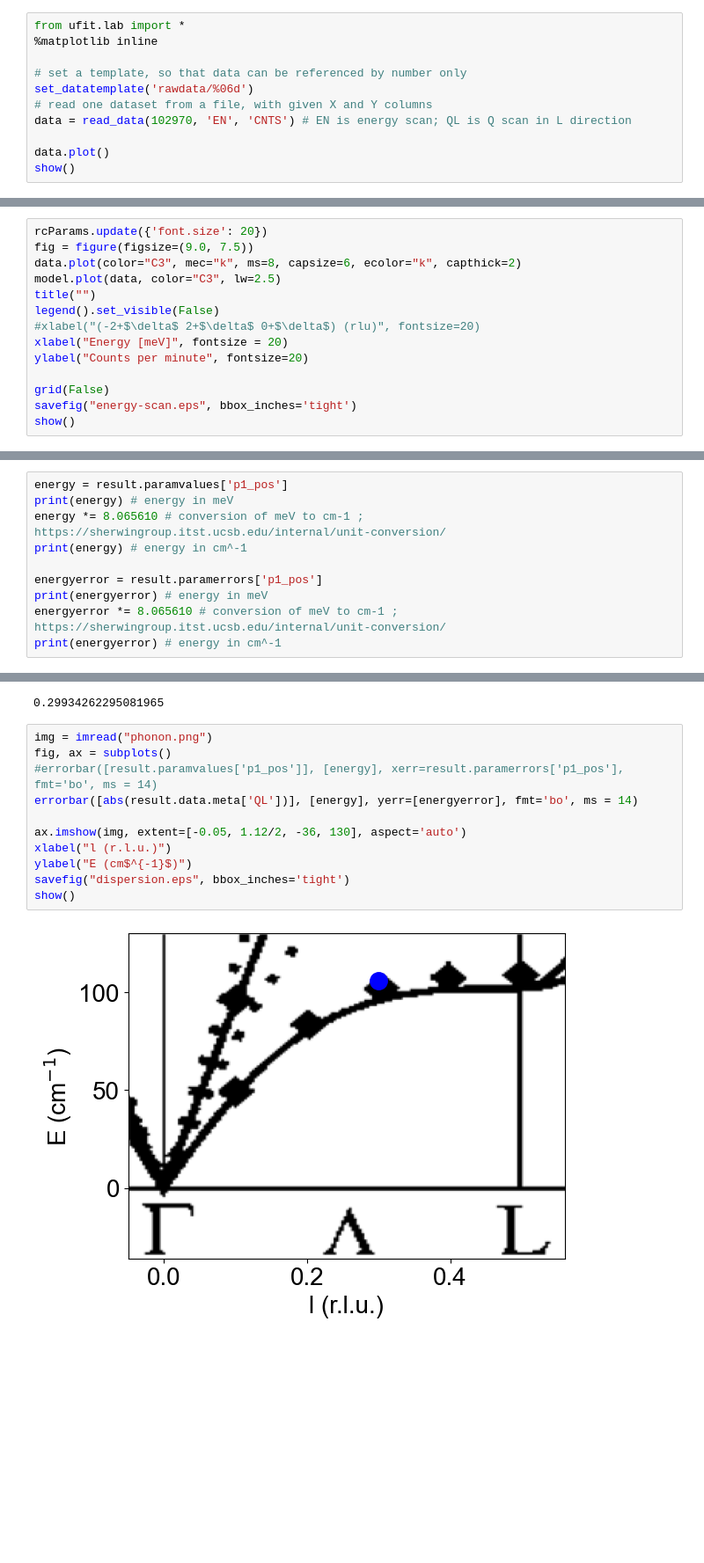
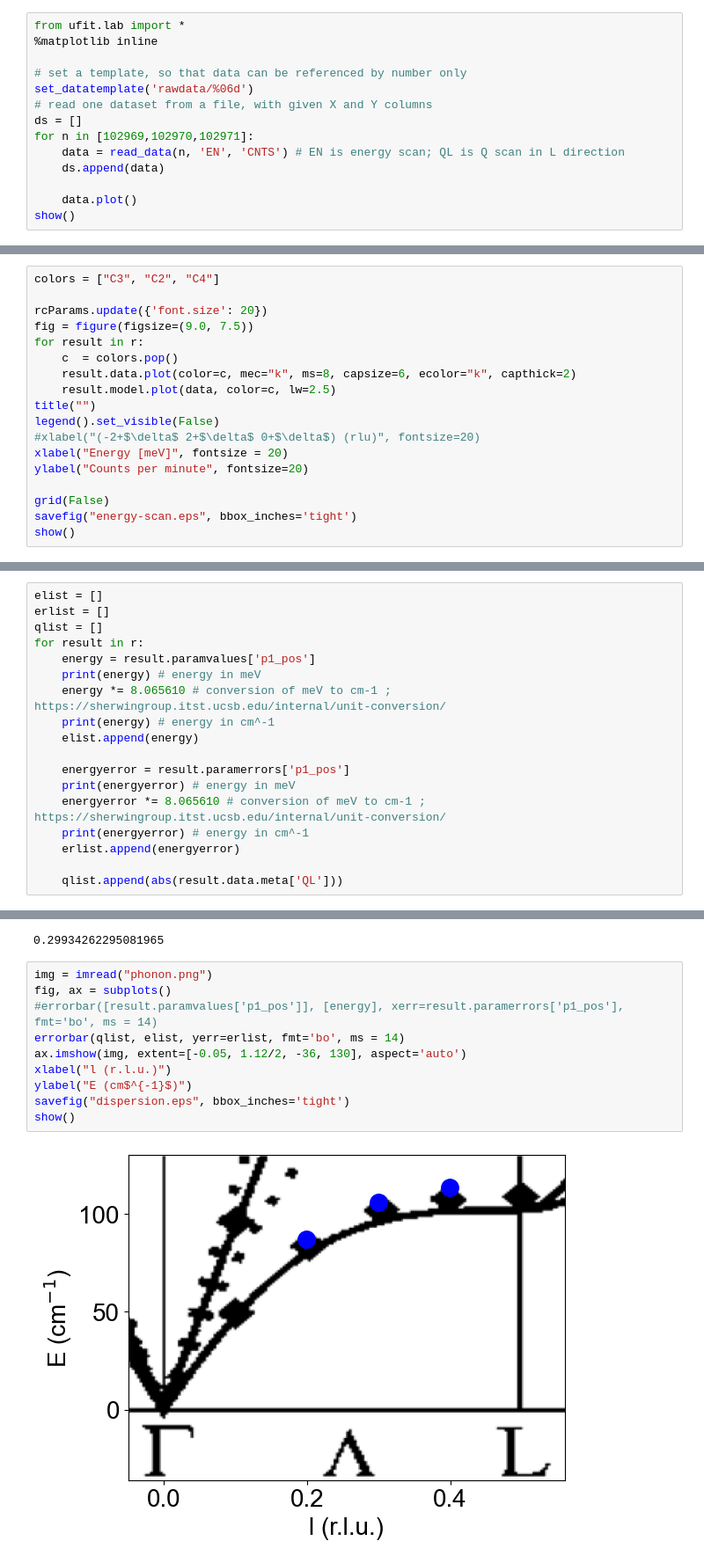
Before and after one commit to OctiEHA/silicon2022, a Jupyter notebook: silicon.ipynb, the cells around one changed output, grey strips where cells are left out. Shown: that part at 88% size. Drawn from its saved outputs; the diff is of its cells as text; blank space fills up the shorter version.

```diff
--- a/silicon.ipynb
+++ b/silicon.ipynb
@@ -82,8 +82,11 @@ from ufit.lab import *
 # set a template, so that data can be referenced by number only
 set_datatemplate('rawdata/%06d')
 # read one dataset from a file, with given X and Y columns
-data = read_data(102970, 'EN', 'CNTS') # EN is energy scan; QL is Q scan in L direction
+ds = []
+for n in [102969,102970,102971]:
+    data = read_data(n, 'EN', 'CNTS') # EN is energy scan; QL is Q scan in L direction
+    ds.append(data)
 
-data.plot()
+    data.plot()
 show()
 # %% [output]
@@ -117,10 +132,14 @@ chi^2/NDF       =      1.171
 
 Now the fitted data is plotted, in a way suitable for publication. The file is then saved as an `eps` file.
 # %%
+colors = ["C3", "C2", "C4"]
+
 rcParams.update({'font.size': 20})
 fig = figure(figsize=(9.0, 7.5))
-data.plot(color="C3", mec="k", ms=8, capsize=6, ecolor="k", capthick=2)
-model.plot(data, color="C3", lw=2.5)
+for result in r:
+    c  = colors.pop()
+    result.data.plot(color=c, mec="k", ms=8, capsize=6, ecolor="k", capthick=2)
+    result.model.plot(data, color=c, lw=2.5)
 title("")
 legend().set_visible(False)
 #xlabel("(-2+$\delta$ 2+$\delta$ 0+$\delta$) (rlu)", fontsize=20)
@@ -137,13 +156,21 @@ show()
 
 Next, the energy units used here (meV) are converted to the units used in [Aouissi et al.](https://doi.org/10.1103/PhysRevB.74.054302) (cm$^{-1}$).
 # %%
-energy = result.paramvalues['p1_pos']
-print(energy) # energy in meV
-energy *= 8.065610 # conversion of meV to cm-1 ; https://sherwingroup.itst.ucsb.edu/internal/unit-conversion/
-print(energy) # energy in cm^-1
+elist = []
+erlist = []
+qlist = []
+for result in r:
+    energy = result.paramvalues['p1_pos']
+    print(energy) # energy in meV
+    energy *= 8.065610 # conversion of meV to cm-1 ; https://sherwingroup.itst.ucsb.edu/internal/unit-conversion/
+    print(energy) # energy in cm^-1
+    elist.append(energy)
 
-energyerror = result.paramerrors['p1_pos']
-print(energyerror) # energy in meV
-energyerror *= 8.065610 # conversion of meV to cm-1 ; https://sherwingroup.itst.ucsb.edu/internal/unit-conversion/
-print(energyerror) # energy in cm^-1
+    energyerror = result.paramerrors['p1_pos']
+    print(energyerror) # energy in meV
+    energyerror *= 8.065610 # conversion of meV to cm-1 ; https://sherwingroup.itst.ucsb.edu/internal/unit-conversion/
+    print(energyerror) # energy in cm^-1
+    erlist.append(energyerror)
+
+    qlist.append(abs(result.data.meta['QL']))
 # %% [output]
@@ -162,13 +197,12 @@ abs(result.data.meta['QL'])
 # %%
 img = imread("phonon.png")
 fig, ax = subplots()
 #errorbar([result.paramvalues['p1_pos']], [energy], xerr=result.paramerrors['p1_pos'], fmt='bo', ms = 14)
-errorbar([abs(result.data.meta['QL'])], [energy], yerr=[energyerror], fmt='bo', ms = 14)
-
+errorbar(qlist, elist, yerr=erlist, fmt='bo', ms = 14)
 ax.imshow(img, extent=[-0.05, 1.12/2, -36, 130], aspect='auto')
 xlabel("l (r.l.u.)")
 ylabel("E (cm$^{-1}$)")
 savefig("dispersion.eps", bbox_inches='tight')
 show()
 # %% [output]
-[figure, old version]
+[figure, new version]
```
Also changed, not shown: parts of 4 cells of this notebook, 2 other files.
